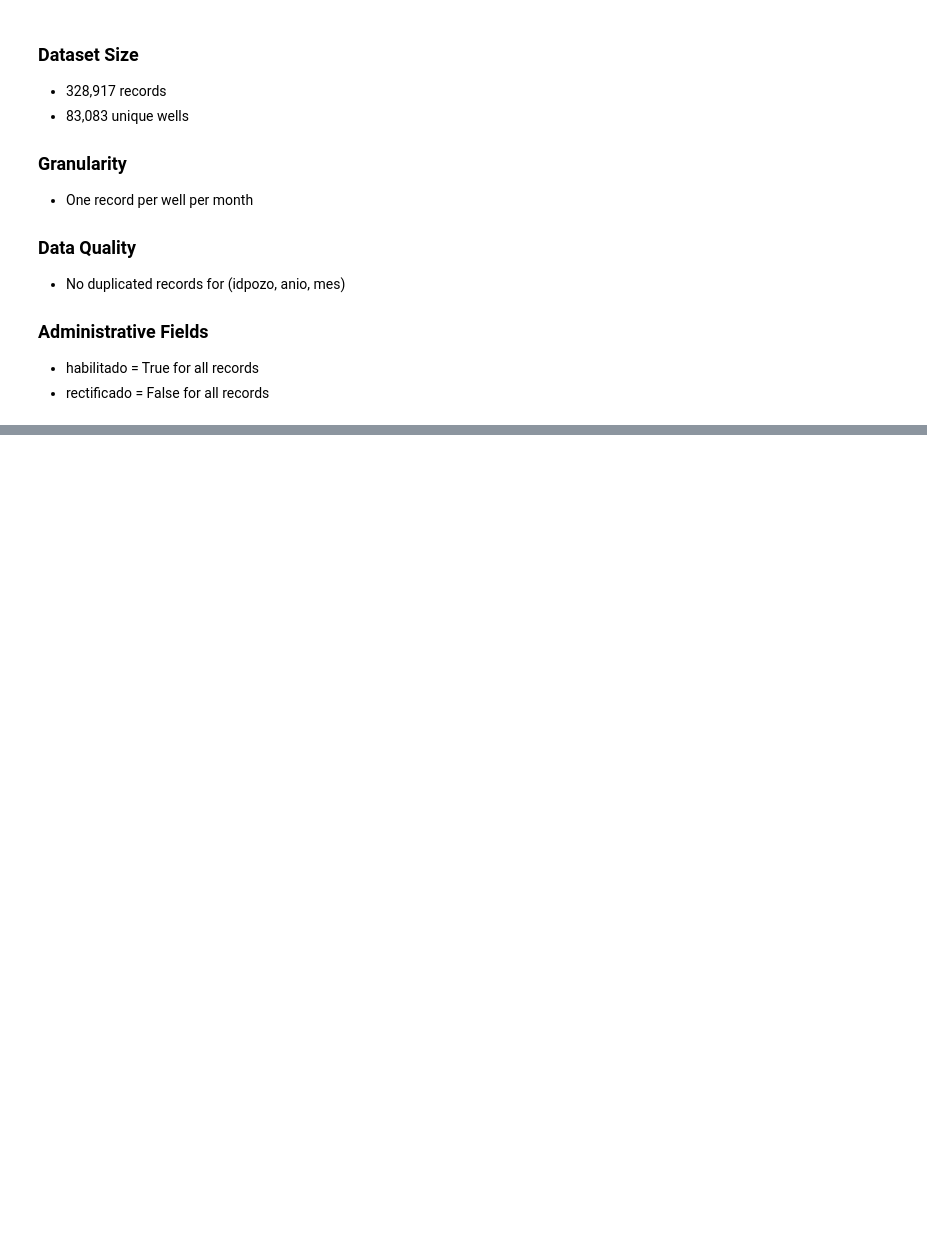
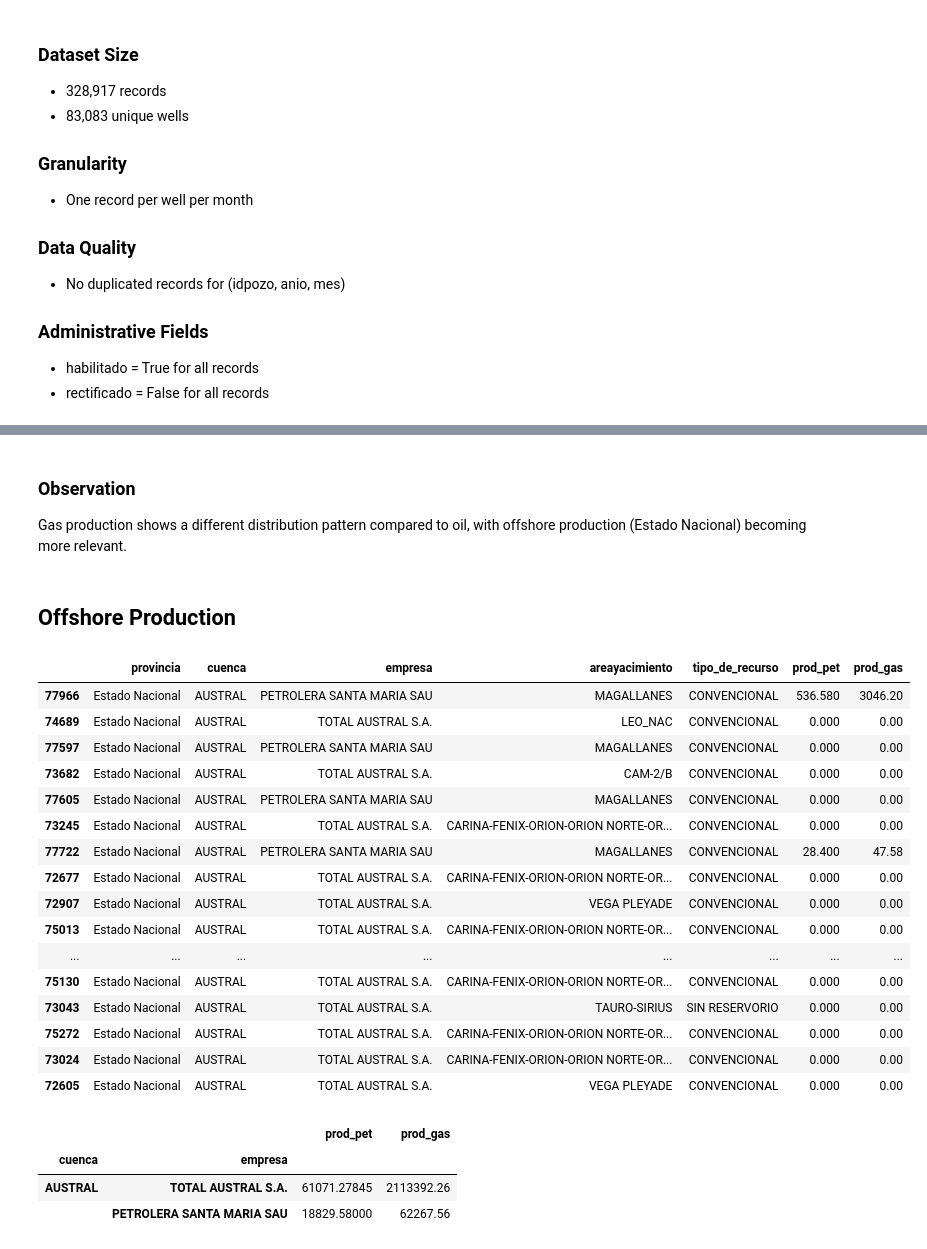
Before and after one commit to ramir0-b/argentina-oil-gas-analytics, a Jupyter notebook: notebooks/01_data_exploration.ipynb, the cells around one changed output, grey strips where cells are left out. Cells and saved outputs as stored; diff of their text form; code cells hidden in the pictures; blank space fills up the shorter version.

```diff
--- a/notebooks/01_data_exploration.ipynb
+++ b/notebooks/01_data_exploration.ipynb
@@ -4,6 +4,10 @@
 *“Monthly production breakdown by well, field, concession, and province. Oil [m³], gas [thousand m³], and water [m³].”*
 # %%
 import pandas as pd
+import matplotlib.pyplot as plt
+
+pd.set_option("display.max_columns", None)
+pd.set_option("display.width", None)
 
 # Cargar el archivo CSV en un DataFrame
 df = pd.read_csv('../data/raw/produccin-de-pozos-de-gas-y-petrleo-2026.csv')
@@ -264,0 +579,35 @@ np.int64(0)
+# %% [markdown]
+### Observation
+
+Gas production shows a different distribution pattern compared to oil, with offshore production (Estado Nacional) becoming more relevant.
+# %% [markdown]
+## Offshore Production
+# %%
+# Offshore
+
+df[df["provincia"] == "Estado Nacional"][["provincia","cuenca","empresa","areayacimiento","tipo_de_recurso","prod_pet","prod_gas"]].sample(20)
+# %% [output]
+|  | provincia | cuenca | empresa | areayacimiento | tipo_de_recurso | prod_pet | prod_gas |
+| 77966 | Estado Nacional | AUSTRAL | PETROLERA SANTA MARIA SAU | MAGALLANES | CONVENCIONAL | 536.580 | 3046.20 |
+| 74689 | Estado Nacional | AUSTRAL | TOTAL AUSTRAL S.A. | LEO_NAC | CONVENCIONAL | 0.000 | 0.00 |
+| 77597 | Estado Nacional | AUSTRAL | PETROLERA SANTA MARIA SAU | MAGALLANES | CONVENCIONAL | 0.000 | 0.00 |
+| 73682 | Estado Nacional | AUSTRAL | TOTAL AUSTRAL S.A. | CAM-2/B | CONVENCIONAL | 0.000 | 0.00 |
+| 77605 | Estado Nacional | AUSTRAL | PETROLERA SANTA MARIA SAU | MAGALLANES | CONVENCIONAL | 0.000 | 0.00 |
+| 73245 | Estado Nacional | AUSTRAL | TOTAL AUSTRAL S.A. | CARINA-FENIX-ORION-ORION NORTE-OR... | CONVENCIONAL | 0.000 | 0.00 |
+| 77722 | Estado Nacional | AUSTRAL | PETROLERA SANTA MARIA SAU | MAGALLANES | CONVENCIONAL | 28.400 | 47.58 |
+| 72677 | Estado Nacional | AUSTRAL | TOTAL AUSTRAL S.A. | CARINA-FENIX-ORION-ORION NORTE-OR... | CONVENCIONAL | 0.000 | 0.00 |
+| 72907 | Estado Nacional | AUSTRAL | TOTAL AUSTRAL S.A. | VEGA PLEYADE | CONVENCIONAL | 0.000 | 0.00 |
+| 75013 | Estado Nacional | AUSTRAL | TOTAL AUSTRAL S.A. | CARINA-FENIX-ORION-ORION NORTE-OR... | CONVENCIONAL | 0.000 | 0.00 |
+| ... | ... | ... | ... | ... | ... | ... | ... |
+| 75130 | Estado Nacional | AUSTRAL | TOTAL AUSTRAL S.A. | CARINA-FENIX-ORION-ORION NORTE-OR... | CONVENCIONAL | 0.000 | 0.00 |
+| 73043 | Estado Nacional | AUSTRAL | TOTAL AUSTRAL S.A. | TAURO-SIRIUS | SIN RESERVORIO | 0.000 | 0.00 |
+| 75272 | Estado Nacional | AUSTRAL | TOTAL AUSTRAL S.A. | CARINA-FENIX-ORION-ORION NORTE-OR... | CONVENCIONAL | 0.000 | 0.00 |
+| 73024 | Estado Nacional | AUSTRAL | TOTAL AUSTRAL S.A. | CARINA-FENIX-ORION-ORION NORTE-OR... | CONVENCIONAL | 0.000 | 0.00 |
+| 72605 | Estado Nacional | AUSTRAL | TOTAL AUSTRAL S.A. | VEGA PLEYADE | CONVENCIONAL | 0.000 | 0.00 |
+# %%
+df[df["provincia"]=="Estado Nacional"].groupby(["cuenca","empresa"])[["prod_pet","prod_gas"]].sum().sort_values("prod_gas",ascending=False).head(20)
+# %% [output]
+|  |  | prod_pet | prod_gas |
+| cuenca | empresa |  |  |
+| AUSTRAL | TOTAL AUSTRAL S.A. | 61071.27845 | 2113392.26 |
+|  | PETROLERA SANTA MARIA SAU | 18829.58000 | 62267.56 |
```
Also changed, not shown: parts of 43 cells of this notebook.
